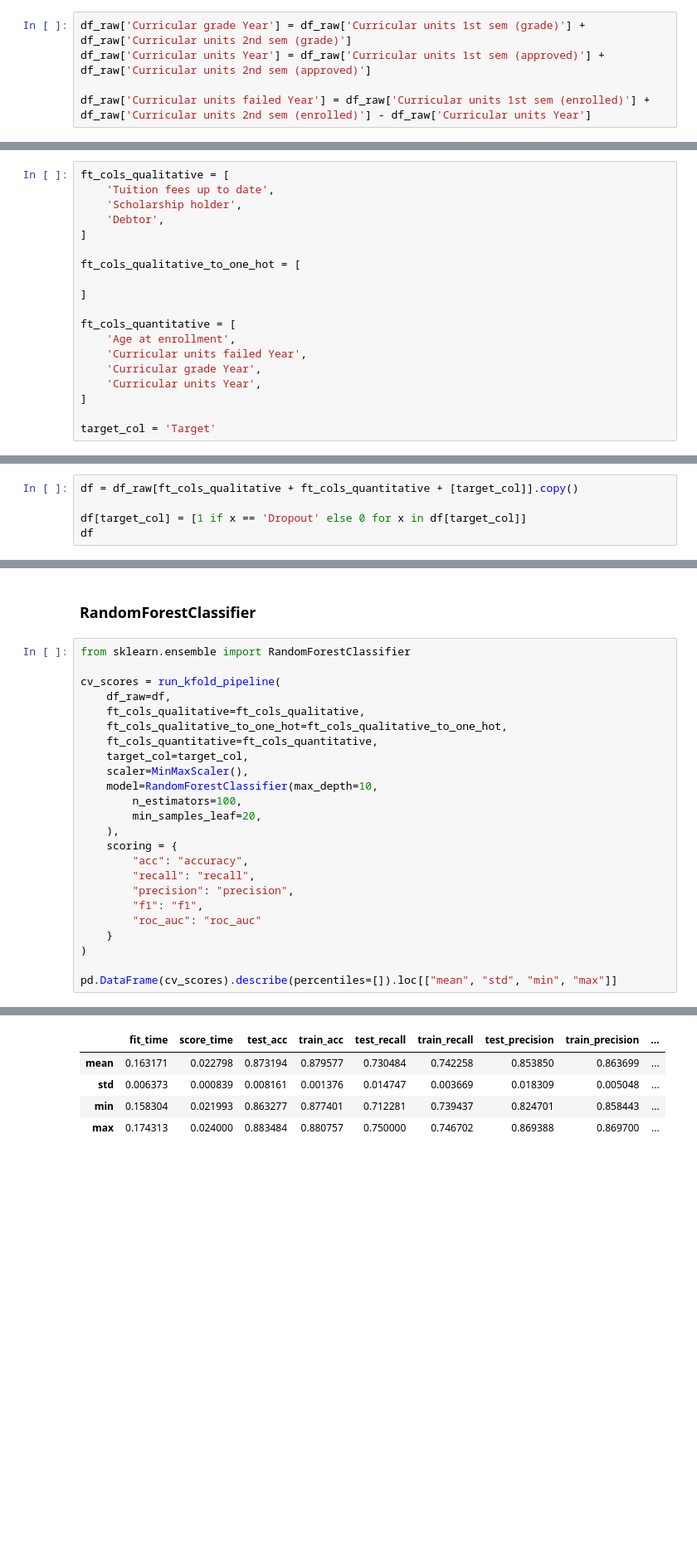
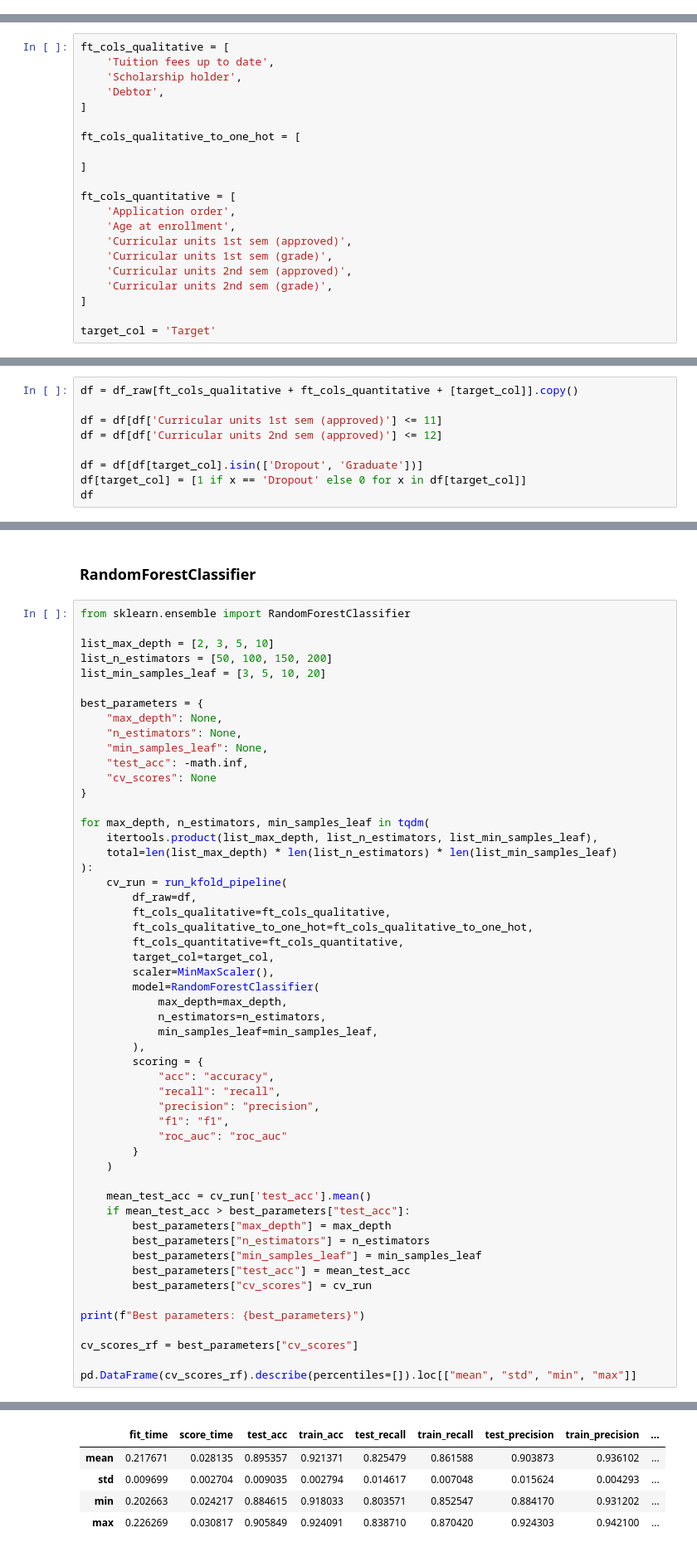
Before and after one commit to StrugVN/data-analysis-ctu, a Jupyter notebook: 1/1_ml.ipynb, the cells around one changed output, grey strips where cells are left out. Shown at 83% size. Cells and saved outputs as stored; diff of their text form; blank space fills up the shorter version.

```diff
--- a/1/1_ml.ipynb
+++ b/1/1_ml.ipynb
@@ -29,8 +14,3 @@ df_raw
-# %%
-df_raw['Curricular grade Year'] = df_raw['Curricular units 1st sem (grade)'] + df_raw['Curricular units 2nd sem (grade)']
-df_raw['Curricular units Year'] = df_raw['Curricular units 1st sem (approved)'] + df_raw['Curricular units 2nd sem (approved)']
-
-df_raw['Curricular units failed Year'] = df_raw['Curricular units 1st sem (enrolled)'] + df_raw['Curricular units 2nd sem (enrolled)'] - df_raw['Curricular units Year']
 # %%
 df_raw.columns
 # %% [output]
@@ -65,10 +45,12 @@ ft_cols_qualitative_to_one_hot = [
 ]
 
 ft_cols_quantitative = [
+    'Application order',
     'Age at enrollment',
-    'Curricular units failed Year',
-    'Curricular grade Year',
-    'Curricular units Year',
+    'Curricular units 1st sem (approved)',
+    'Curricular units 1st sem (grade)',
+    'Curricular units 2nd sem (approved)',
+    'Curricular units 2nd sem (grade)',
 ]
 
 target_col = 'Target'
@@ -120,6 +102,10 @@ def run_kfold_pipeline(
 # %%
 df = df_raw[ft_cols_qualitative + ft_cols_quantitative + [target_col]].copy()
 
+df = df[df['Curricular units 1st sem (approved)'] <= 11]
+df = df[df['Curricular units 2nd sem (approved)'] <= 12]
+
+df = df[df[target_col].isin(['Dropout', 'Graduate'])]
 df[target_col] = [1 if x == 'Dropout' else 0 for x in df[target_col]]
 df
 # %% [output]
@@ -172,25 +184,54 @@ pd.DataFrame(cv_scores).describe(percentiles=[]).loc[["mean", "std", "min", "max
 # %%
 from sklearn.ensemble import RandomForestClassifier
 
-cv_scores = run_kfold_pipeline(
-    df_raw=df,
-    ft_cols_qualitative=ft_cols_qualitative,
-    ft_cols_qualitative_to_one_hot=ft_cols_qualitative_to_one_hot,
-    ft_cols_quantitative=ft_cols_quantitative,
-    target_col=target_col,
-    scaler=MinMaxScaler(),
-    model=RandomForestClassifier(max_depth=10,
-        n_estimators=100,
-        min_samples_leaf=20,
-    ),
-    scoring = {
-        "acc": "accuracy",
-        "recall": "recall",
-        "precision": "precision",
-        "f1": "f1",
-        "roc_auc": "roc_auc"
-    }
-)
+list_max_depth = [2, 3, 5, 10]
+list_n_estimators = [50, 100, 150, 200]
+list_min_samples_leaf = [3, 5, 10, 20]
 
-pd.DataFrame(cv_scores).describe(percentiles=[]).loc[["mean", "std", "min", "max"]]
+best_parameters = {
+    "max_depth": None,
+    "n_estimators": None,
+    "min_samples_leaf": None,
+    "test_acc": -math.inf,
+    "cv_scores": None
+}
+
+for max_depth, n_estimators, min_samples_leaf in tqdm(
+    itertools.product(list_max_depth, list_n_estimators, list_min_samples_leaf),
+    total=len(list_max_depth) * len(list_n_estimators) * len(list_min_samples_leaf)
+):
+    cv_run = run_kfold_pipeline(
+        df_raw=df,
+        ft_cols_qualitative=ft_cols_qualitative,
+        ft_cols_qualitative_to_one_hot=ft_cols_qualitative_to_one_hot,
+        ft_cols_quantitative=ft_cols_quantitative,
+        target_col=target_col,
+        scaler=MinMaxScaler(),
+        model=RandomForestClassifier(
+            max_depth=max_depth,
+            n_estimators=n_estimators,
+            min_samples_leaf=min_samples_leaf,
+        ),
+        scoring = {
+            "acc": "accuracy",
+            "recall": "recall",
+            "precision": "precision",
+            "f1": "f1",
+            "roc_auc": "roc_auc"
+        }
+    )
+
+    mean_test_acc = cv_run['test_acc'].mean()
+    if mean_test_acc > best_parameters["test_acc"]:
+        best_parameters["max_depth"] = max_depth
+        best_parameters["n_estimators"] = n_estimators
+        best_parameters["min_samples_leaf"] = min_samples_leaf
+        best_parameters["test_acc"] = mean_test_acc
+        best_parameters["cv_scores"] = cv_run
+
+print(f"Best parameters: {best_parameters}")
+
+cv_scores_rf = best_parameters["cv_scores"]
+
+pd.DataFrame(cv_scores_rf).describe(percentiles=[]).loc[["mean", "std", "min", "max"]]
 # %% [output]
@@ -197,8 +239,8 @@ pd.DataFrame(cv_scores).describe(percentiles=[]).loc[["mean", "std", "min", "max
 |  | fit_time | score_time | test_acc | train_acc | test_recall | train_recall | test_precision | train_precision | ... |
-| mean | 0.163171 | 0.022798 | 0.873194 | 0.879577 | 0.730484 | 0.742258 | 0.853850 | 0.863699 | ... |
-| std | 0.006373 | 0.000839 | 0.008161 | 0.001376 | 0.014747 | 0.003669 | 0.018309 | 0.005048 | ... |
-| min | 0.158304 | 0.021993 | 0.863277 | 0.877401 | 0.712281 | 0.739437 | 0.824701 | 0.858443 | ... |
-| max | 0.174313 | 0.024000 | 0.883484 | 0.880757 | 0.750000 | 0.746702 | 0.869388 | 0.869700 | ... |
+| mean | 0.217671 | 0.028135 | 0.895357 | 0.921371 | 0.825479 | 0.861588 | 0.903873 | 0.936102 | ... |
+| std | 0.009699 | 0.002704 | 0.009035 | 0.002794 | 0.014617 | 0.007048 | 0.015624 | 0.004293 | ... |
+| min | 0.202663 | 0.024217 | 0.884615 | 0.918033 | 0.803571 | 0.852547 | 0.884170 | 0.931202 | ... |
+| max | 0.226269 | 0.030817 | 0.905849 | 0.924091 | 0.838710 | 0.870420 | 0.924303 | 0.942100 | ... |
 # %%
 from xgboost import XGBClassifier
 
```
Also changed, not shown: parts of 7 cells of this notebook, 16 other files.
